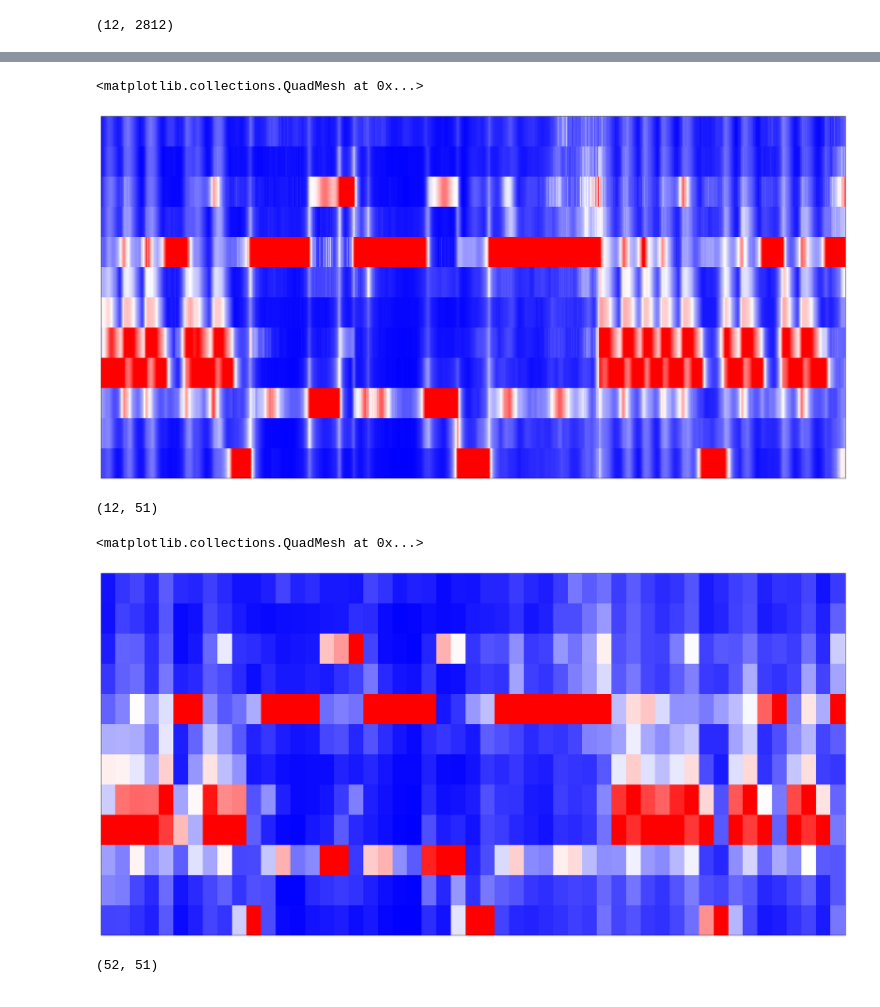
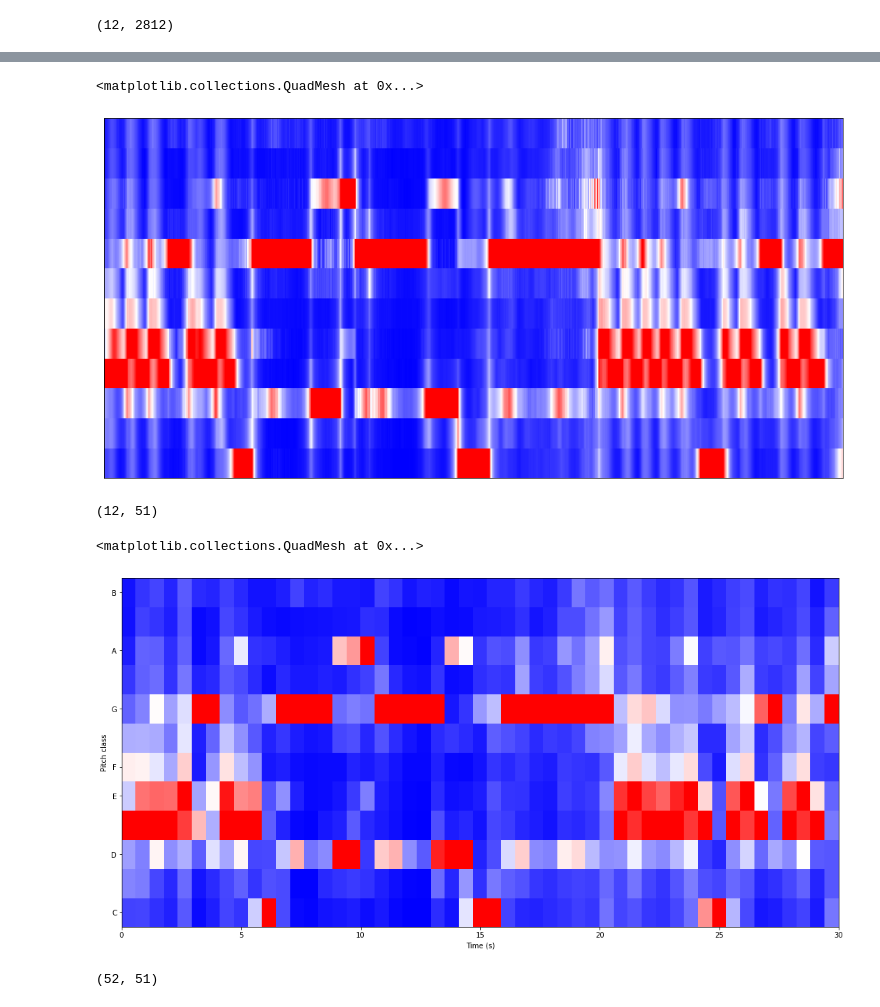
Before and after one commit to Lucas-Courant/predicting_audio_genre, a Jupyter notebook: Code/preliminary_eda.ipynb, the cells around one changed output, grey strips where cells are left out. Drawn from its saved outputs; the diff is of its cells as text; code cells hidden in the pictures.

```diff
--- a/Code/preliminary_eda.ipynb
+++ b/Code/preliminary_eda.ipynb
@@ -394,9 +468,9 @@ chromagram.shape
 # %%
-fig = plt.figure(figsize = (30, 15))
+fig = plt.figure(figsize = (18, 9))
 librosa.display.specshow(chromagram, cmap='bwr')
 # %% [output]
 <matplotlib.collections.QuadMesh at 0x...>
-[figure, old version]
+[figure, new version]
 # %%
 beat_chroma = librosa.util.sync(chromagram, beat_frames, aggregate=np.median)
 # %%
@@ -404,11 +478,12 @@ beat_chroma.shape
 # %% [output]
 (12, 51)
 # %%
-fig = plt.figure(figsize = (30, 15))
-librosa.display.specshow(beat_chroma, cmap='bwr')
+fig = plt.figure(figsize = (18, 9))
+librosa.display.specshow(beat_chroma, cmap='bwr', sr = 870,
+                         x_axis = 's', y_axis = 'chroma')
 # %% [output]
 <matplotlib.collections.QuadMesh at 0x...>
-[figure, old version]
+[figure, new version]
 # %%
 beat_features = np.vstack([beat_chroma, beat_mfcc_delta])
 # %%
```
Also changed, not shown: parts of 26 cells of this notebook.
